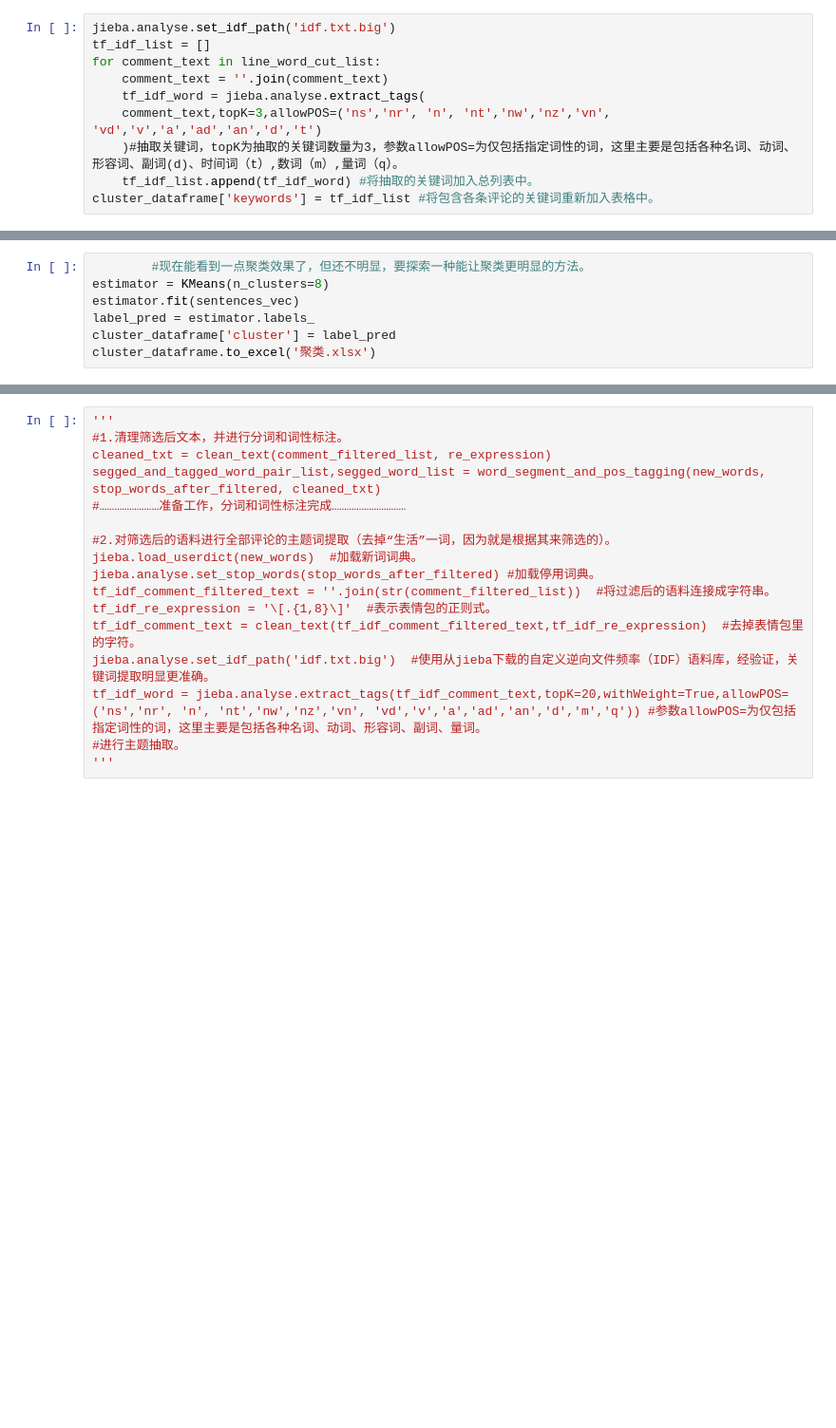
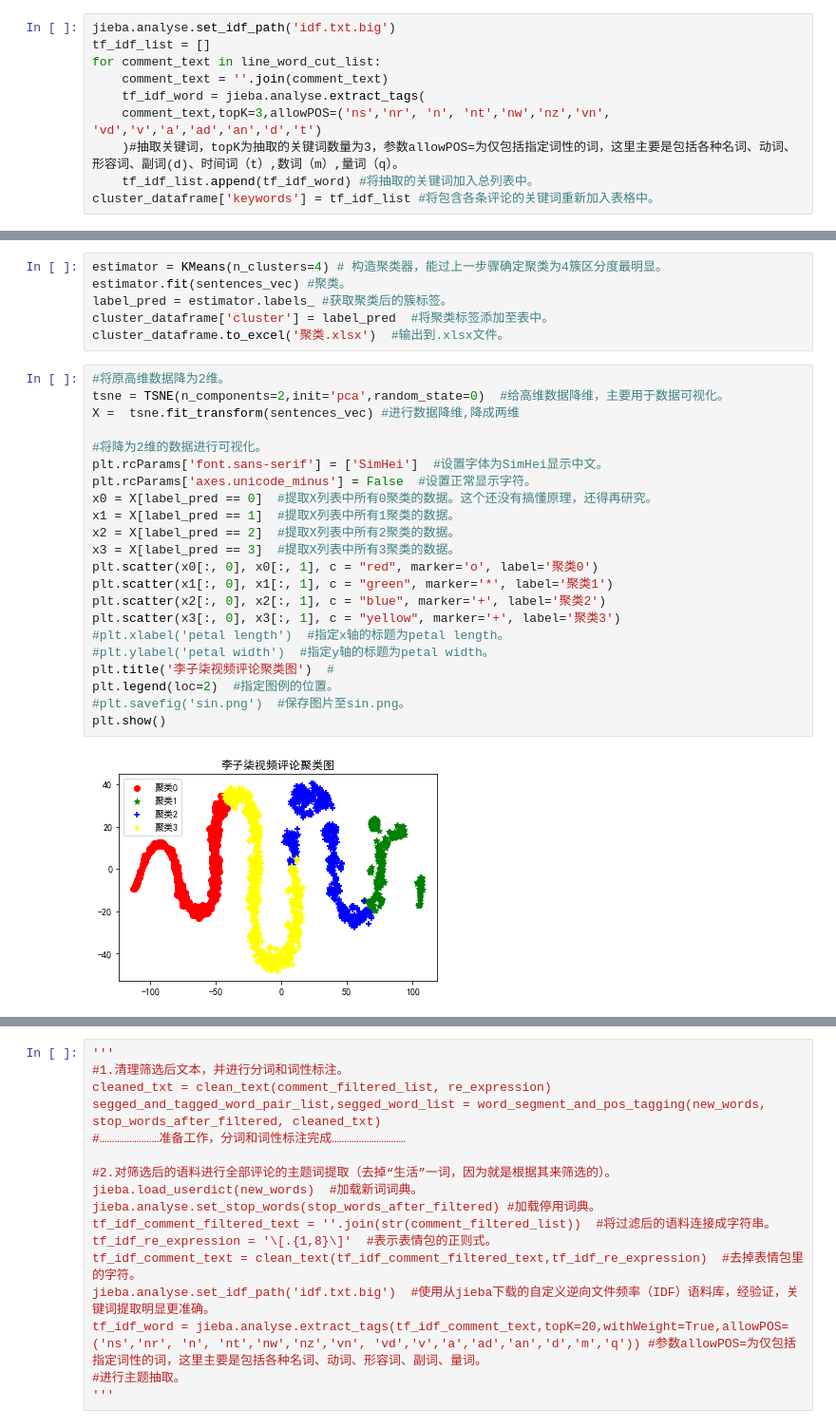
Before and after one commit to alexhill2020/learn-training, a Jupyter notebook: Demo0410/work_py_file/textmining.ipynb, the cells around one changed output, grey strips where cells are left out. Shown: that part at 95% size. Cells and saved outputs as stored; diff of their text form; blank space fills up the shorter version.

```diff
--- a/Demo0410/work_py_file/textmining.ipynb
+++ b/Demo0410/work_py_file/textmining.ipynb
@@ -148,7 +180,30 @@ while active < len(line_word_cut_list):
 # %%
-        #现在能看到一点聚类效果了，但还不明显，要探索一种能让聚类更明显的方法。
-estimator = KMeans(n_clusters=8)
-estimator.fit(sentences_vec)
-label_pred = estimator.labels_
-cluster_dataframe['cluster'] = label_pred
-cluster_dataframe.to_excel('聚类.xlsx')
+estimator = KMeans(n_clusters=4) # 构造聚类器，能过上一步骤确定聚类为4簇区分度最明显。
+estimator.fit(sentences_vec) #聚类。
+label_pred = estimator.labels_ #获取聚类后的簇标签。
+cluster_dataframe['cluster'] = label_pred  #将聚类标签添加至表中。
+cluster_dataframe.to_excel('聚类.xlsx')  #输出到.xlsx文件。
+# %%
+#将原高维数据降为2维。
+tsne = TSNE(n_components=2,init='pca',random_state=0)  #给高维数据降维，主要用于数据可视化。
+X =  tsne.fit_transform(sentences_vec) #进行数据降维,降成两维
+
+#将降为2维的数据进行可视化。
+plt.rcParams['font.sans-serif'] = ['SimHei']  #设置字体为SimHei显示中文。
+plt.rcParams['axes.unicode_minus'] = False  #设置正常显示字符。
+x0 = X[label_pred == 0]  #提取X列表中所有0聚类的数据。这个还没有搞懂原理，还得再研究。
+x1 = X[label_pred == 1]  #提取X列表中所有1聚类的数据。
+x2 = X[label_pred == 2]  #提取X列表中所有2聚类的数据。
+x3 = X[label_pred == 3]  #提取X列表中所有3聚类的数据。
+plt.scatter(x0[:, 0], x0[:, 1], c = "red", marker='o', label='聚类0')
+plt.scatter(x1[:, 0], x1[:, 1], c = "green", marker='*', label='聚类1')
+plt.scatter(x2[:, 0], x2[:, 1], c = "blue", marker='+', label='聚类2')
+plt.scatter(x3[:, 0], x3[:, 1], c = "yellow", marker='+', label='聚类3')
+#plt.xlabel('petal length')  #指定x轴的标题为petal length。
+#plt.ylabel('petal width')  #指定y轴的标题为petal width。
+plt.title('李子柒视频评论聚类图')  #
+plt.legend(loc=2)  #指定图例的位置。
+#plt.savefig('sin.png')  #保存图片至sin.png。
+plt.show()
+# %% [output]
+[figure, added]
```
Also changed, not shown: parts of 7 cells of this notebook.
